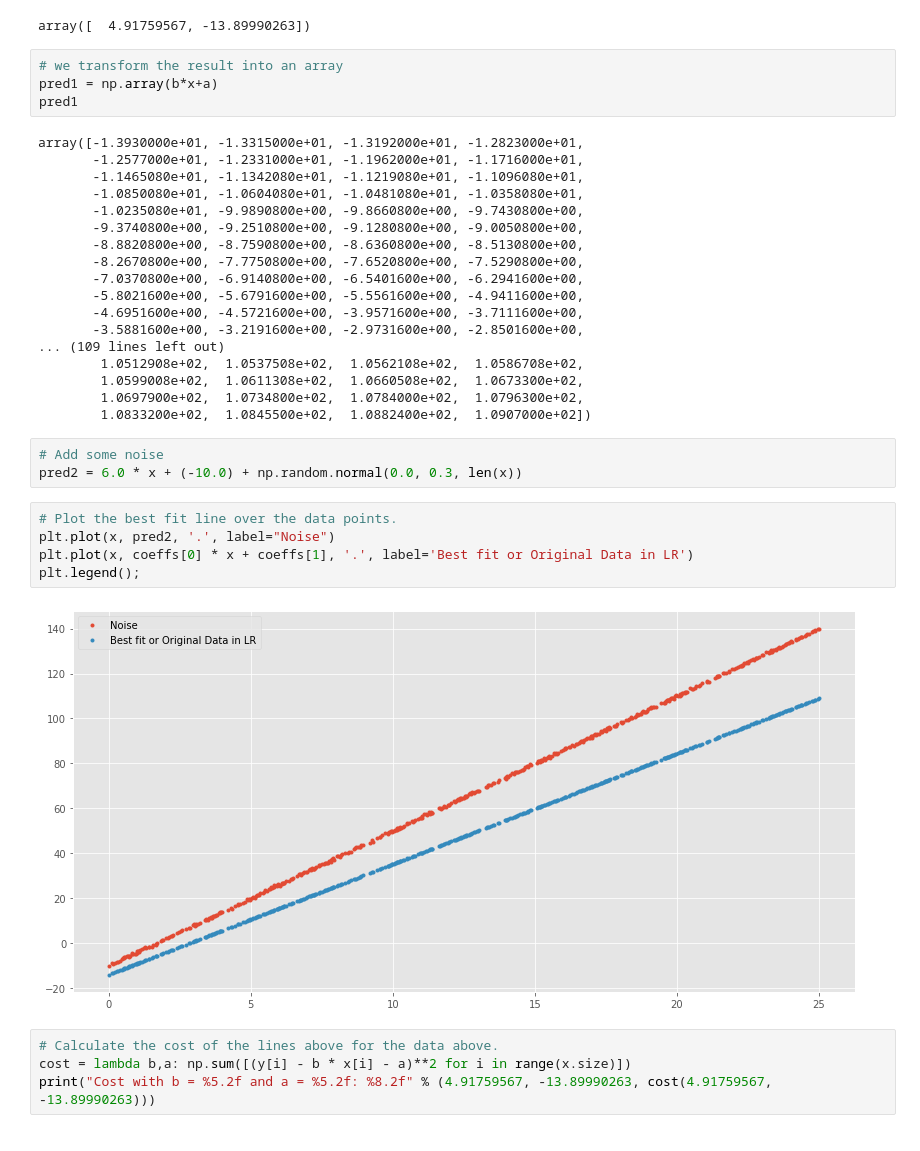
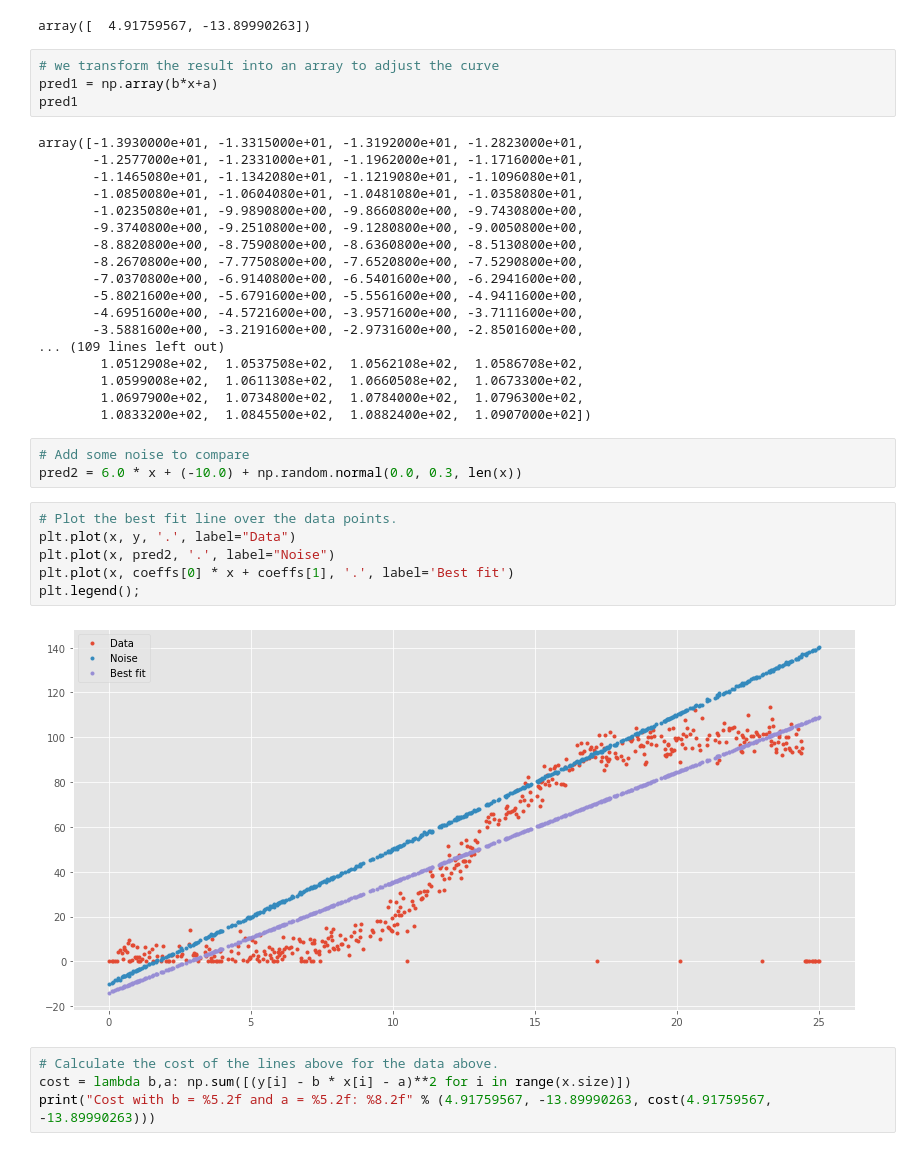
Before and after one commit to claudiamorazzoni/project_fda, a Jupyter notebook: Project - Fundamentals of Data Analysis.ipynb, the cells around one changed output. Drawn from its saved outputs; the diff is of its cells as text.

```diff
--- a/Project - Fundamentals of Data Analysis.ipynb
+++ b/Project - Fundamentals of Data Analysis.ipynb
@@ -322,7 +322,7 @@ coeffs
 # %% [output]
 array([  4.91759567, -13.89990263])
 # %%
-# we transform the result into an array
+# we transform the result into an array to adjust the curve
 pred1 = np.array(b*x+a)
 pred1
 # %% [output]
@@ -344,15 +344,16 @@ array([-1.3930000e+01, -1.3315000e+01, -1.3192000e+01, -1.2823000e+01,
         1.0697900e+02,  1.0734800e+02,  1.0784000e+02,  1.0796300e+02,
         1.0833200e+02,  1.0845500e+02,  1.0882400e+02,  1.0907000e+02])
 # %%
-# Add some noise
+# Add some noise to compare
 pred2 = 6.0 * x + (-10.0) + np.random.normal(0.0, 0.3, len(x))
 # %%
 # Plot the best fit line over the data points.
+plt.plot(x, y, '.', label="Data")
 plt.plot(x, pred2, '.', label="Noise")
-plt.plot(x, coeffs[0] * x + coeffs[1], '.', label='Best fit or Original Data in LR')
+plt.plot(x, coeffs[0] * x + coeffs[1], '.', label='Best fit')
 plt.legend();
 # %% [output]
-[figure, old version]
+[figure, new version]
 # %%
 # Calculate the cost of the lines above for the data above.
 cost = lambda b,a: np.sum([(y[i] - b * x[i] - a)**2 for i in range(x.size)])
```
Also changed, not shown: parts of 15 cells of this notebook, 2 other files.
